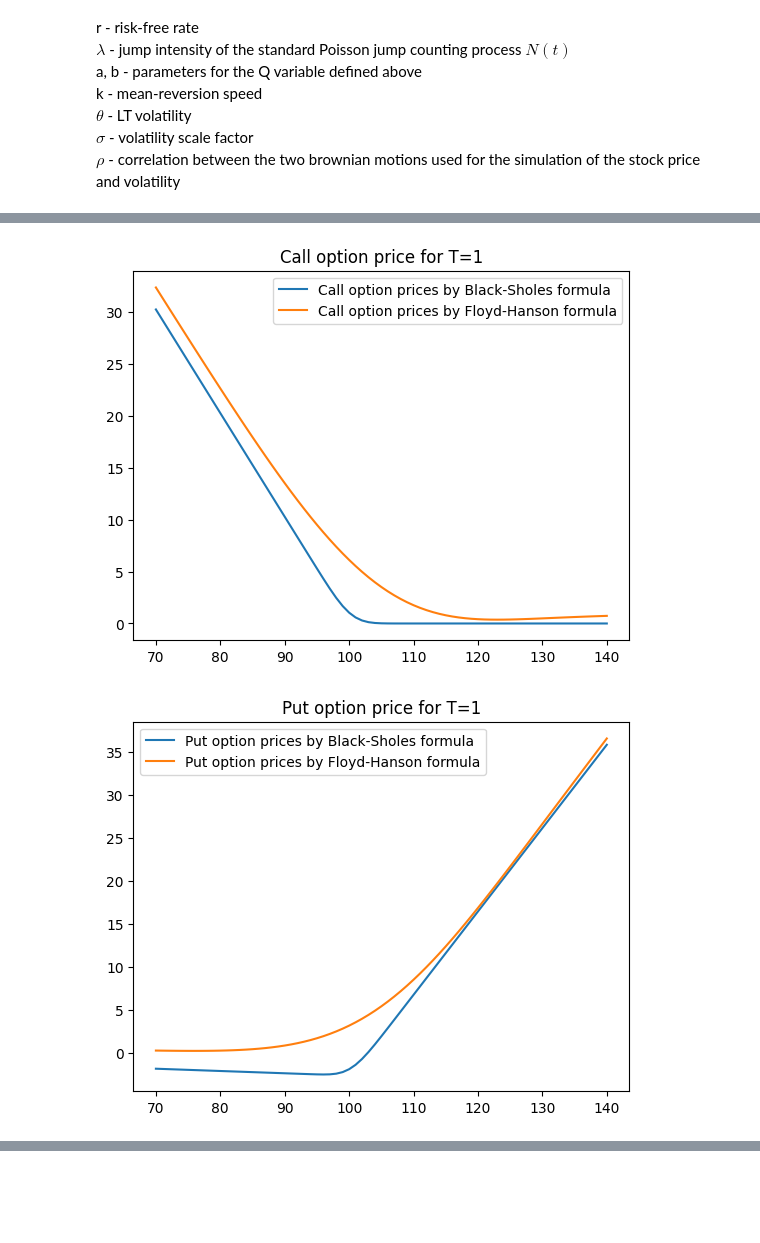
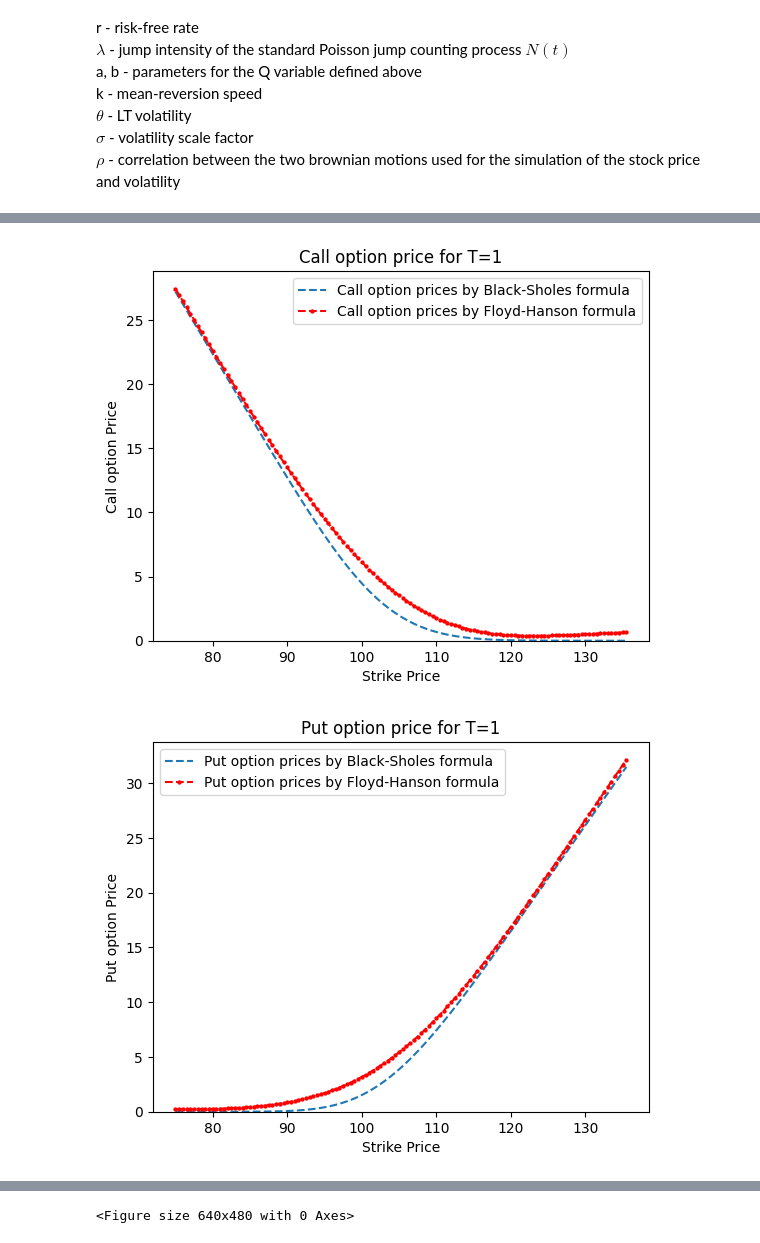
Before and after one commit to ENIAC-machine/Recreation-of-the-SVJD-model-by-F.-Hanson, a Jupyter notebook: Project_SMAI.ipynb, the cells around one changed output, grey strips where cells are left out. Saved outputs shown, nothing was run; the diff lists cells and outputs as text; code cells hidden in the pictures; blank space fills up the shorter version.

```diff
--- a/Project_SMAI.ipynb
+++ b/Project_SMAI.ipynb
@@ -79,8 +79,8 @@ def g(r, lambda_, a, b, y, tau, k, theta, sigma, rho, num):
 def f(l, v, t, y, T, r, lambda_, a, b, k, theta, sigma, rho, num):
     return np.exp(g(r, lambda_, a, b, y, T-t, k, theta, sigma, rho, num) + h(T-t, sigma, rho, y, k, num)*v + 1j*y*l + beta(r, T-t, num))
 
-def P(l, v, t, kappa, T, r, lambda_, a, b, k, theta, sigma, rho, num, begin=1e-9, end=10_000):
-    y = np.linspace(begin, end, int((end-begin))) #empirically it was found out that you need to go only up to 10_000 going beyond won't yield meaningful difference
+def P(l, v, t, kappa, T, r, lambda_, a, b, k, theta, sigma, rho, num, begin=1e-9, end=1_000):
+    y = np.linspace(begin, end, int((end-begin))*50) #empirically it was found out that you need to go only up to 1_000 going beyond won't yield meaningful difference, but increasing step size will
     return 1/2 + 1/np.pi*np.trapz(x=y, y=np.real((np.exp(-1j*y*kappa)*f(l, v, t, y, T, r, lambda_, a, b, k, theta, sigma, rho, num)) / (1j*y)))
 
 def C_hat(l, v, t, kappa, T, r, lambda_, a, b, k, theta, sigma, rho):
@@ -103,6 +103,8 @@ theta=.53
 sigma=.07
 rho=-.622
 # %%
+%%time
+
 def BS(S, K, r, sigma, t): #Blakc-Sholes Formula
     d1 = (np.log(S/K)+(r+sigma**2/2)*t) / (sigma*np.sqrt(t))
     d2 = d1 - sigma*np.sqrt(t)
@@ -113,26 +115,36 @@ def Put(C, K, S, r, T): #Put option price by put-call parity
 
 
 #Replication of the results of the study
+K_low = 75
+K_up = 135
+step = .5
+
 for T in [.1, .25, 1]:
     BS_C_vals = []
     FH_C_vals = []
-    for K in range(70, 141):
-        BS_C_vals.append(BS(100, K, .03, .07, .1))
+    for K in np.arange(K_low, K_up + 1, step):
+        BS_C_vals.append(BS(S, K, r, sigma, T))
         FH_C_vals.append(C_hat(l, v, t, np.log(K), T, r, lambda_, a, b, k, theta, sigma, rho))
 
-    plt.plot(list(range(70, 141)), BS_C_vals, label='Call option prices by Black-Sholes formula')
-    plt.plot(list(range(70, 141)), FH_C_vals, label='Call option prices by Floyd-Hanson formula')
+    plt.plot(np.arange(K_low, K_up+1, step), BS_C_vals, linestyle='--', label='Call option prices by Black-Sholes formula')
+    plt.plot(np.arange(K_low, K_up+1, step), FH_C_vals, linestyle='--', marker= 'o', markersize=2.1, label='Call option prices by Floyd-Hanson formula', color='red')
     plt.title(f"Call option price for T={T}")
+    plt.xlabel("Strike Price")
+    plt.ylabel("Call option Price")
+    plt.ylim(0)
     plt.legend()
     plt.show()
     plt.clf()
 
     BS_C_vals, FH_C_vals = np.array(BS_C_vals), np.array(FH_C_vals)
-    BS_P_vals, FH_P_vals = Put(BS_C_vals, np.arange(70, 141), S0, r, T), Put(FH_C_vals, np.arange(70, 141), S0, r, T)
+    BS_P_vals, FH_P_vals = Put(BS_C_vals, np.arange(K_low, K_up+1, step), S, r, T), Put(FH_C_vals, np.arange(K_low, K_up+1, step), S, r, T)
 
-    plt.plot(list(range(70, 141)), BS_P_vals, label='Put option prices by Black-Sholes formula')
-    plt.plot(list(range(70, 141)), FH_P_vals, label='Put option prices by Floyd-Hanson formula')
+    plt.plot(np.arange(K_low, K_up+1, step), BS_P_vals, linestyle='--', label='Put option prices by Black-Sholes formula')
+    plt.plot(np.arange(K_low, K_up+1, step), FH_P_vals, linestyle='--', marker= 'o', markersize=2.1, label='Put option prices by Floyd-Hanson formula', color='red')
     plt.title(f"Put option price for T={T}")
+    plt.xlabel("Strike Price")
+    plt.ylabel("Put option Price")
+    plt.ylim(0)
     plt.legend()
     plt.show()
     plt.clf()
@@ -144,2 +156,2 @@ for T in [.1, .25, 1]:
-[figure, old version]
+[figure, new version]
-[figure, old version]
+[figure, new version]
@@ -146,0 +160 @@ for T in [.1, .25, 1]:
+<Figure size 640x480 with 0 Axes>
```
Also changed, not shown: parts of 1 cell of this notebook.
